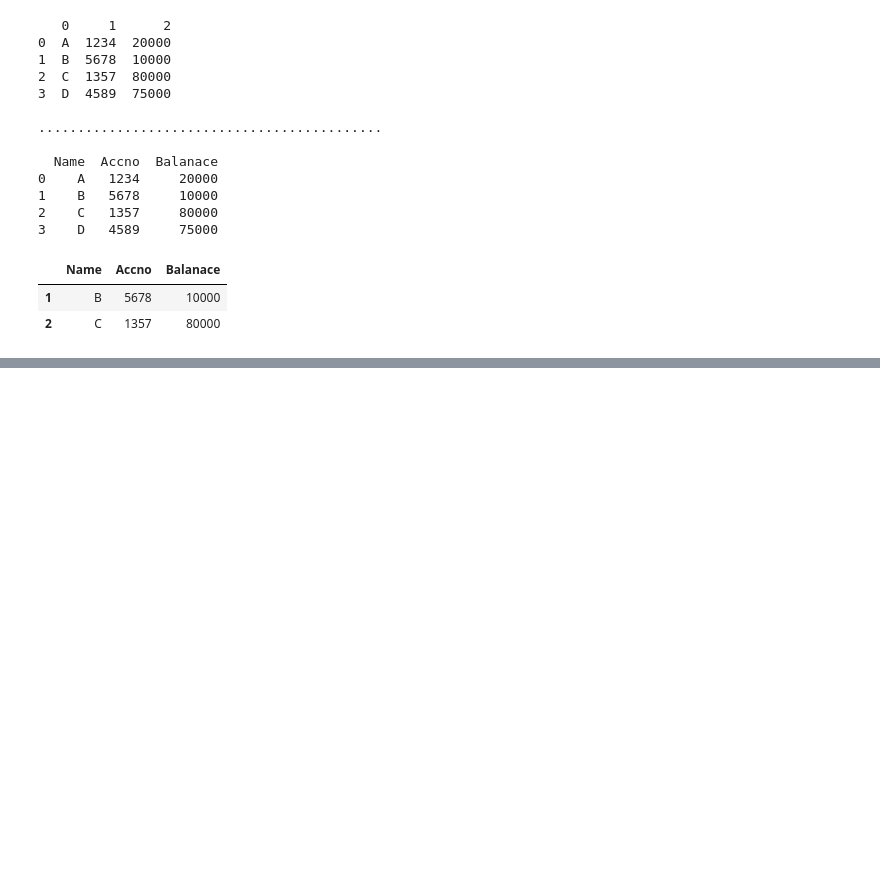
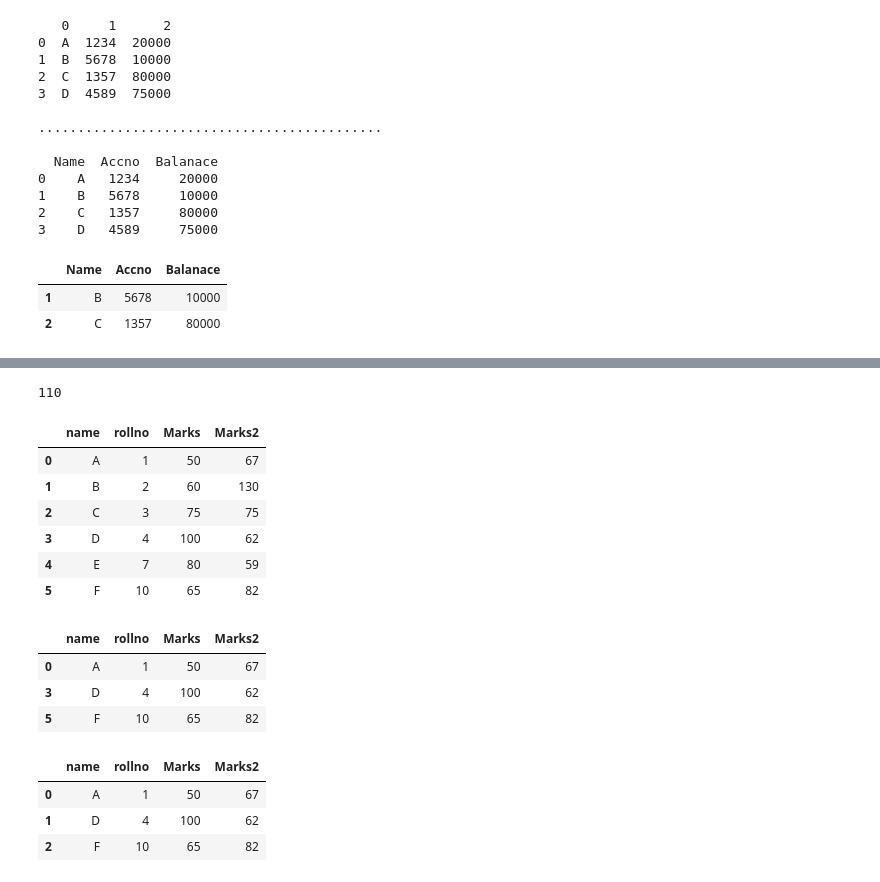
Before and after one commit to devdatta1429/BDA_Assignments, a Jupyter notebook: Stats/Day_2_NumPy_Pandas.ipynb, the cells around one changed output, grey strips where cells are left out. Drawn from its saved outputs; the diff is of its cells as text; code cells hidden in the pictures; blank space fills up the shorter version.

```diff
--- a/Stats/Day_2_NumPy_Pandas.ipynb
+++ b/Stats/Day_2_NumPy_Pandas.ipynb
@@ -468,0 +545,27 @@ mydf1
+# %%
+print(df2.iat[1,3])
+df2.iat[1,3] = 130
+df2
+# %% [output]
+110
+|  | name | rollno | Marks | Marks2 |
+| 0 | A | 1 | 50 | 67 |
+| 1 | B | 2 | 60 | 130 |
+| 2 | C | 3 | 75 | 75 |
+| 3 | D | 4 | 100 | 62 |
+| 4 | E | 7 | 80 | 59 |
+| 5 | F | 10 | 65 | 82 |
+# %%
+df2.iloc[[0,3,5]]
+# %% [output]
+|  | name | rollno | Marks | Marks2 |
+| 0 | A | 1 | 50 | 67 |
+| 3 | D | 4 | 100 | 62 |
+| 5 | F | 10 | 65 | 82 |
+# %%
+df2.iloc[[0,3,5]].reset_index(drop=True)
+# %% [output]
+|  | name | rollno | Marks | Marks2 |
+| 0 | A | 1 | 50 | 67 |
+| 1 | D | 4 | 100 | 62 |
+| 2 | F | 10 | 65 | 82 |
```
Also changed, not shown: parts of 26 cells of this notebook.
